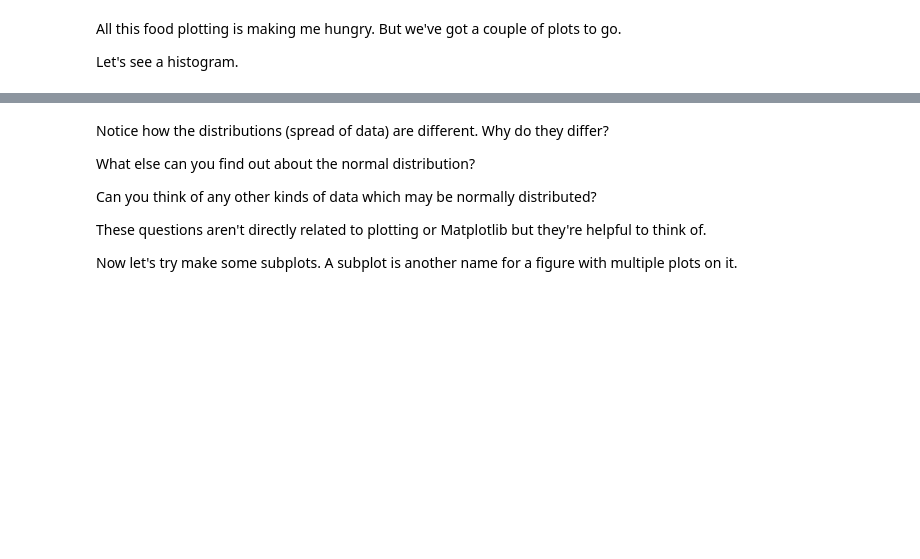
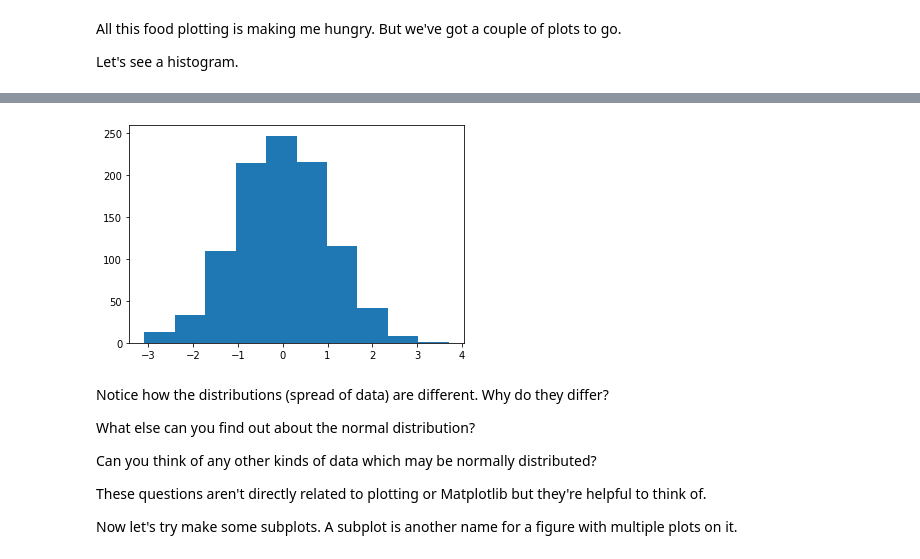
Before and after one commit to faridhuseynov/Udemy_ZTM, a Jupyter notebook: matplotlib-exercises.ipynb, the cells around one changed output, grey strips where cells are left out. Cells and saved outputs as stored; diff of their text form; code cells hidden in the pictures; blank space fills up the shorter version.

```diff
--- a/matplotlib-exercises.ipynb
+++ b/matplotlib-exercises.ipynb
@@ -138,8 +157,12 @@ Let's see a histogram.
 # %%
 # Create a NumPy array of 1000 random numbers and save it to X
-
+X = np.random.randn(1000)
 
 # Create a histogram plot of X
+fig, ax = plt.subplots()
+ax.hist(X);
+# %% [output]
+[figure, added]
 # %% [markdown]
 Notice how the distributions (spread of data) are different. Why do they differ?
 
```
Also changed, not shown: parts of 29 cells of this notebook, 2 other files.
